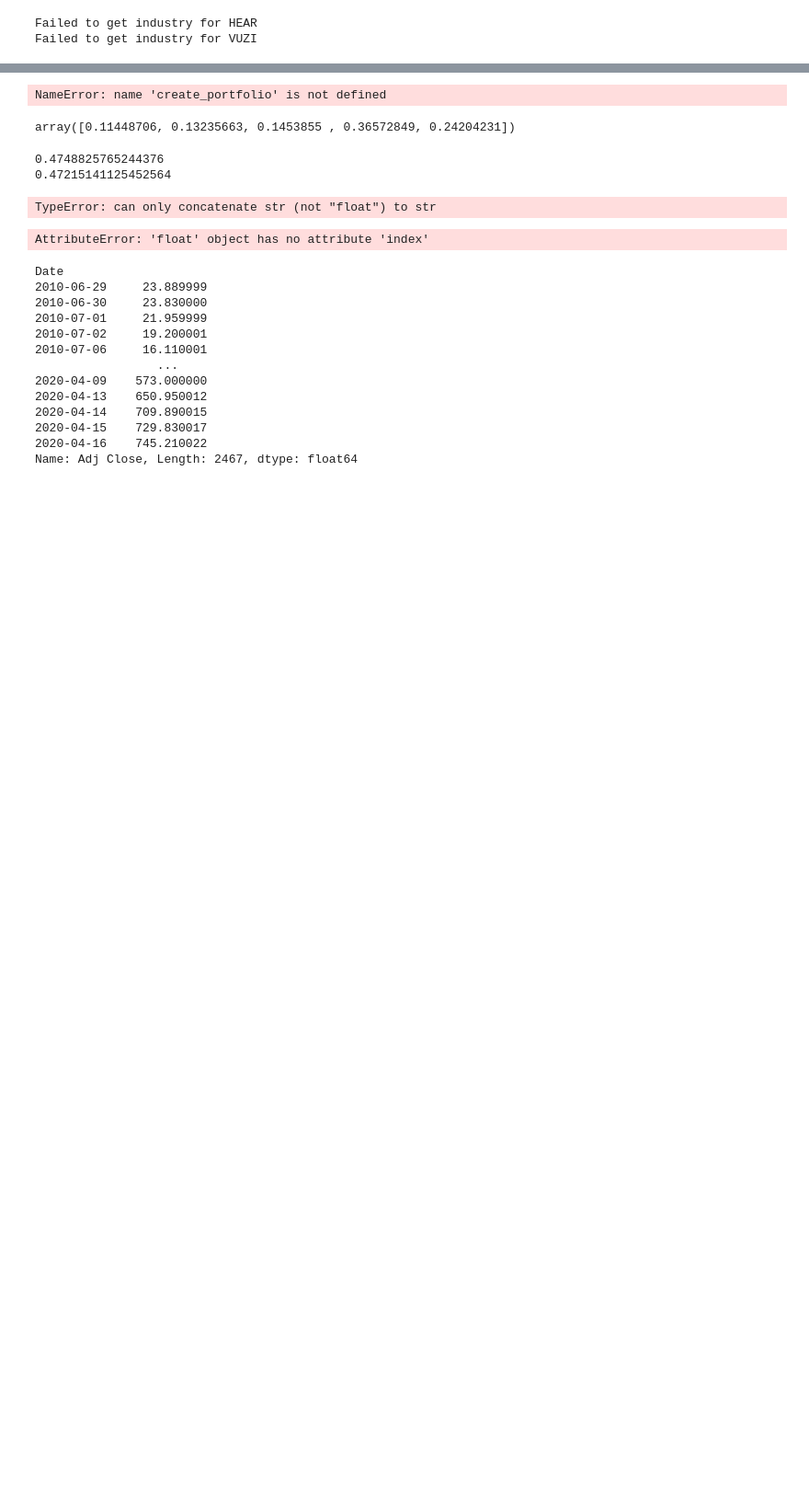
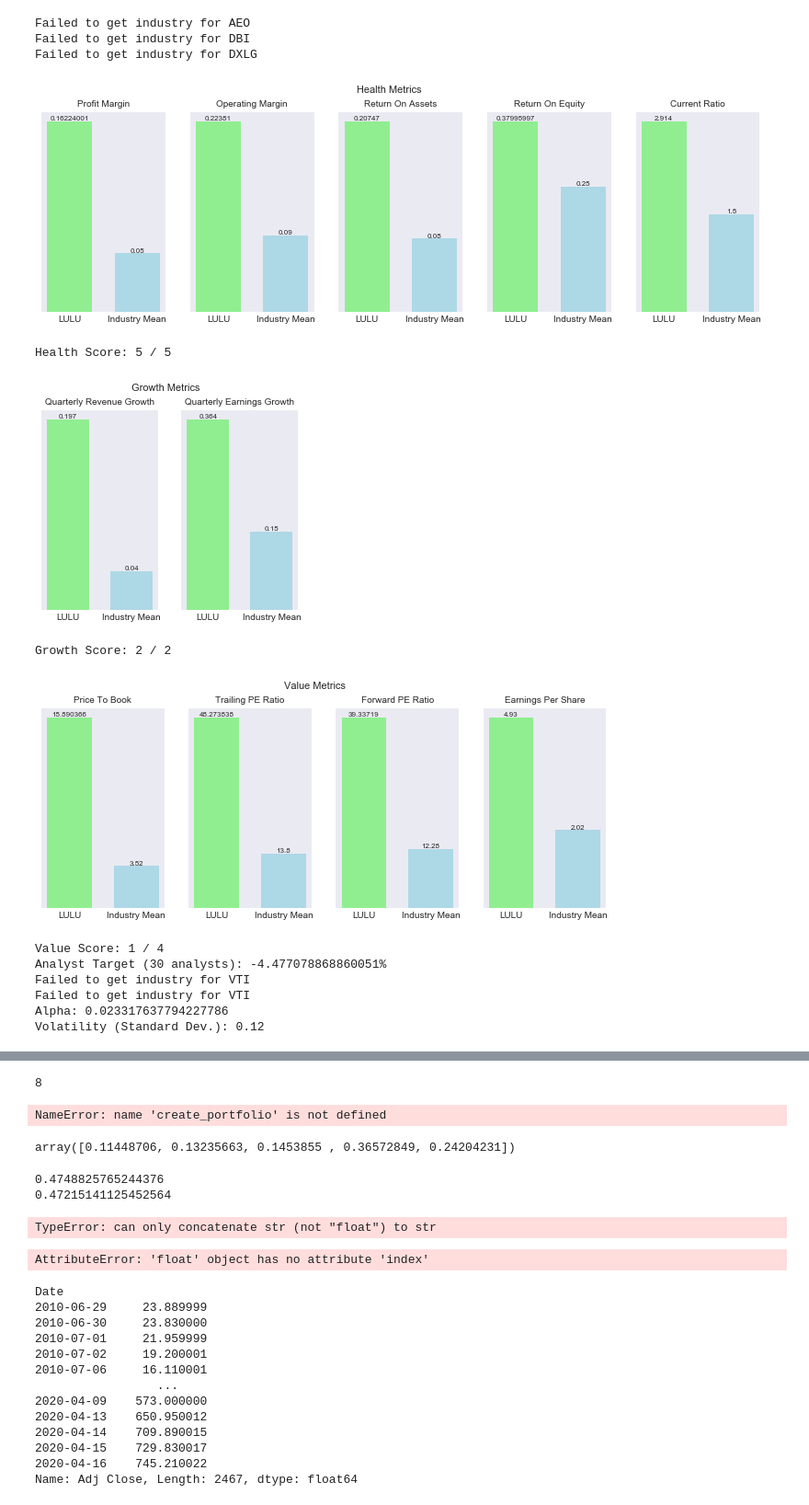
Before and after one commit to KevinJustinYu/Stock-Market-Analysis, a Jupyter notebook: company.ipynb, the cells around one changed output, grey strips where cells are left out. Shown at 92% size. Drawn from its saved outputs; the diff is of its cells as text; code cells hidden in the pictures; blank space fills up the shorter version.

```diff
--- a/company.ipynb
+++ b/company.ipynb
@@ -6,6 +55,18 @@ from company import *
 # %%
-c = Company("SNE")
+c = Company("LULU")
 c.analyze()
 # %% [output]
-Failed to get industry for HEAR
-Failed to get industry for VUZI
+Failed to get industry for AEO
+Failed to get industry for DBI
+Failed to get industry for DXLG
+[figure, added]
+Health Score: 5 / 5
+[figure, added]
+Growth Score: 2 / 2
+[figure, added]
+Value Score: 1 / 4
+Analyst Target (30 analysts): -4.477078868860051%
+Failed to get industry for VTI
+Failed to get industry for VTI
+Alpha: 0.023317637794227786
+Volatility (Standard Dev.): 0.12
@@ -12,3 +85,4 @@ Failed to get industry for VUZI
+8
 # %%
 portfolio = create_portfolio(["EA", "NVDA", "MSFT", "AAPL"])#["BABA", "AMZN", "AAPL", "BIDU", "SFUN", "REGN", "TSLA", "DDD", "NVDA"])
 w = portfolio.calculate_optimal_weights()
```
Also changed, not shown: parts of 3 cells of this notebook, 14 other files.
